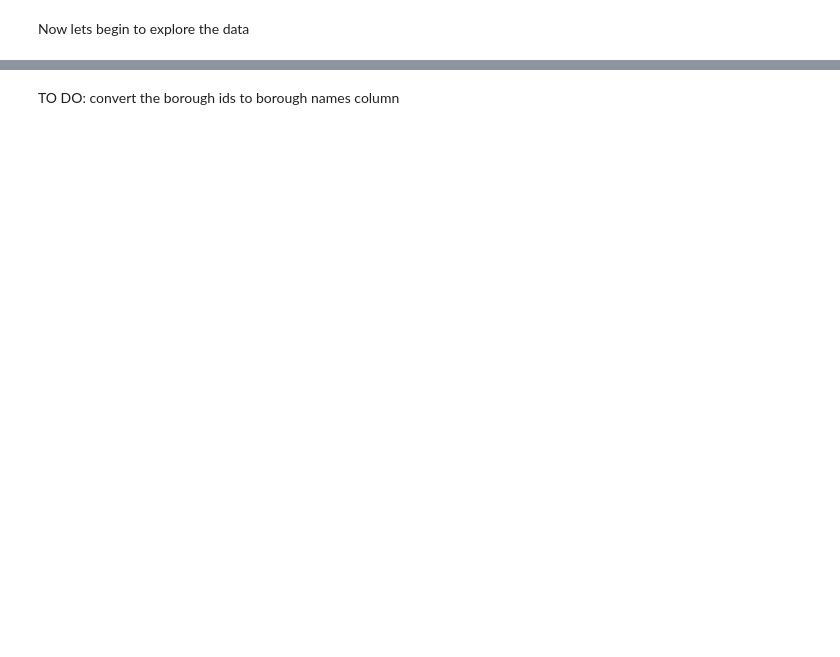
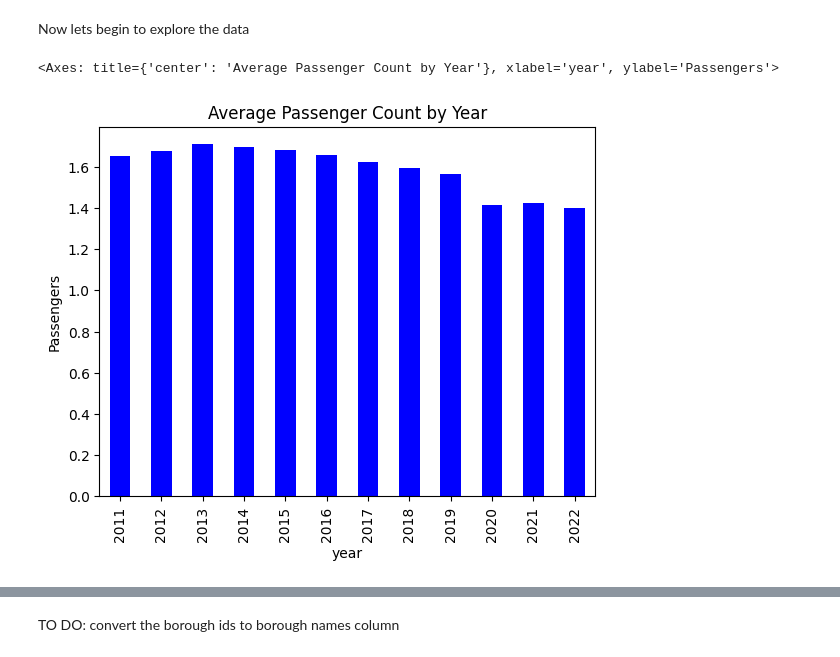
Before and after one commit to WillBallentine/Covid-Effect-on-NYC-Taxi, a Jupyter notebook: taxi.ipynb, the cells around one changed output, grey strips where cells are left out. Saved outputs shown, nothing was run; the diff lists cells and outputs as text; code cells hidden in the pictures; blank space fills up the shorter version.

```diff
--- a/taxi.ipynb
+++ b/taxi.ipynb
@@ -23,4 +42,7 @@ Now lets begin to explore the data
 # %%
 #create a graph of the average number of passengers per ride per year rounded to two decimal places
 passenger_count = overall_data.groupby('year')['passenger_count'].mean()
-passenger_count.plot(kind='bar', title='Average Passenger Count by Year', color='blue')
+passenger_count.plot(kind='bar', ylabel="Passengers", title='Average Passenger Count by Year', color='blue')
+# %% [output]
+<Axes: title={'center': 'Average Passenger Count by Year'}, xlabel='year', ylabel='Passengers'>
+[figure, added]
```
Also changed, not shown: parts of 28 cells of this notebook, 4 other files.
